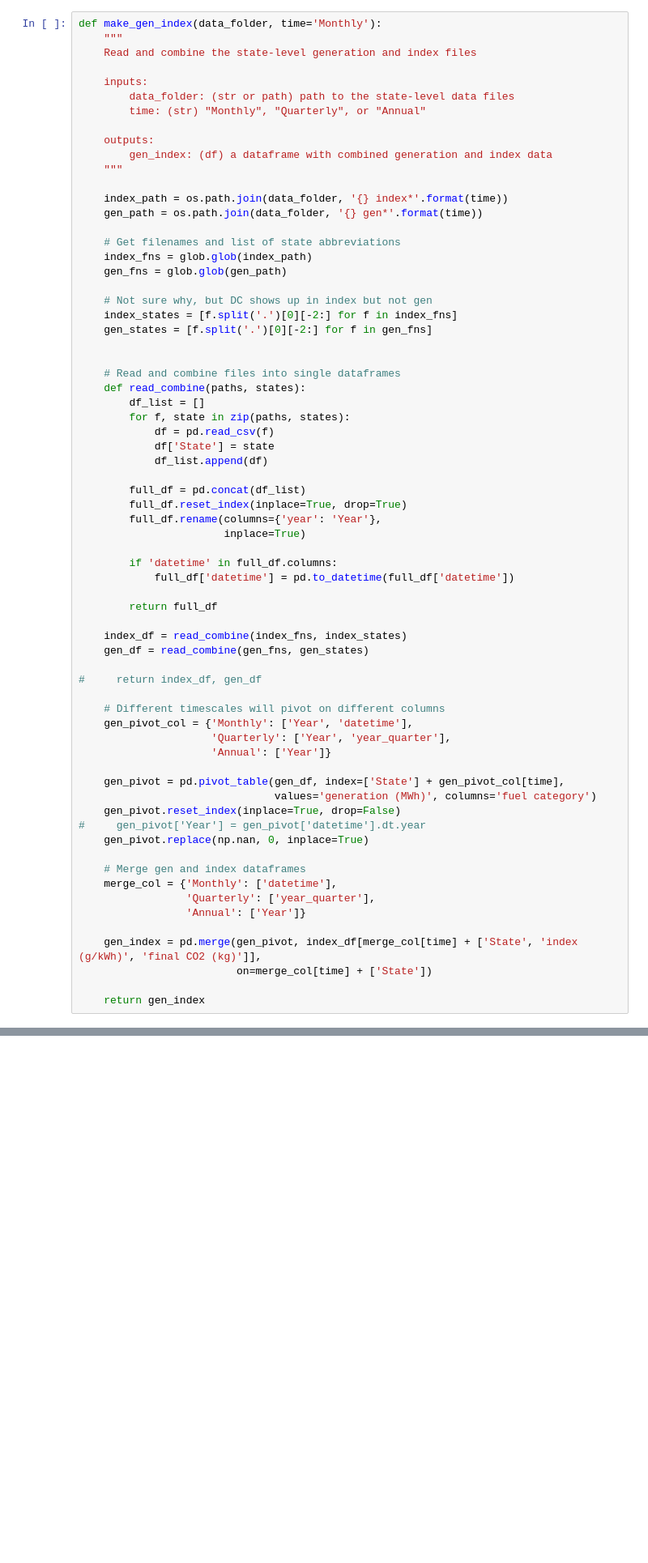
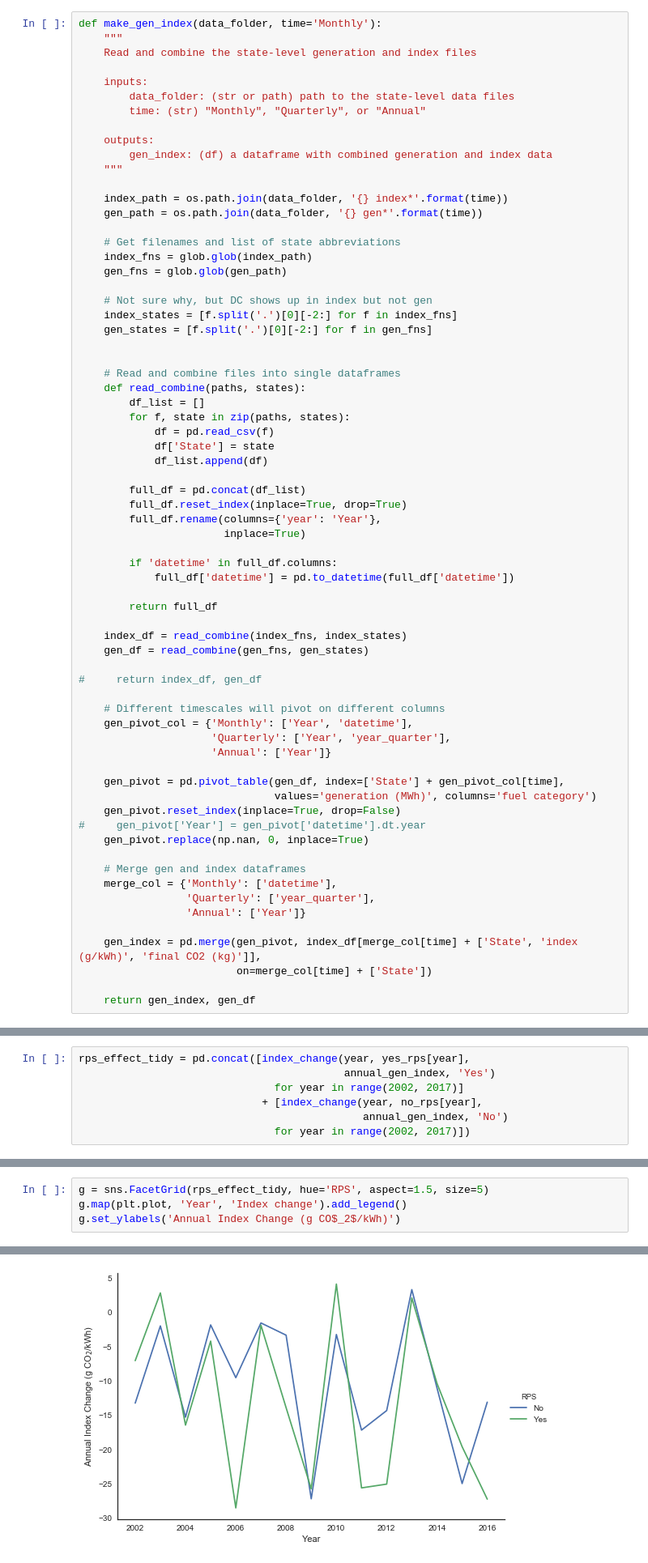
Before and after one commit to gschivley/carbon-index, a Jupyter notebook: State index & gen data.ipynb, the cells around one changed output, grey strips where cells are left out. Shown at 81% size. Saved outputs shown, nothing was run; the diff lists cells and outputs as text; blank space fills up the shorter version.

```diff
--- a/State index & gen data.ipynb
+++ b/State index & gen data.ipynb
@@ -77,7 +77,7 @@ def make_gen_index(data_folder, time='Monthly'):
     gen_index = pd.merge(gen_pivot, index_df[merge_col[time] + ['State', 'index (g/kWh)', 'final CO2 (kg)']],
                          on=merge_col[time] + ['State'])
 
-    return gen_index
+    return gen_index, gen_df
 # %%
 data_path = os.path.join('Data storage', 'final state data')
 monthly_gen_index = make_gen_index(data_path, time='Monthly')
@@ -501,0 +517,7 @@ sns.barplot(x='RPS', y='Index change', data=rps_effect_df)
+# %%
+rps_effect_tidy = pd.concat([index_change(year, yes_rps[year],
+                                          annual_gen_index, 'Yes')
+                               for year in range(2002, 2017)]
+                             + [index_change(year, no_rps[year],
+                                             annual_gen_index, 'No')
+                               for year in range(2002, 2017)])
@@ -501,0 +536,5 @@ sns.barplot(x='RPS', y='Index change', data=rps_effect_df)
+# %%
+g = sns.FacetGrid(rps_effect_tidy, hue='RPS', aspect=1.5, size=5)
+g.map(plt.plot, 'Year', 'Index change').add_legend()
+g.set_ylabels('Annual Index Change (g CO$_2$/kWh)')
+# %% [output]
@@ -501,0 +543 @@ sns.barplot(x='RPS', y='Index change', data=rps_effect_df)
+[figure, added]
```
Also changed, not shown: parts of 31 cells of this notebook.
